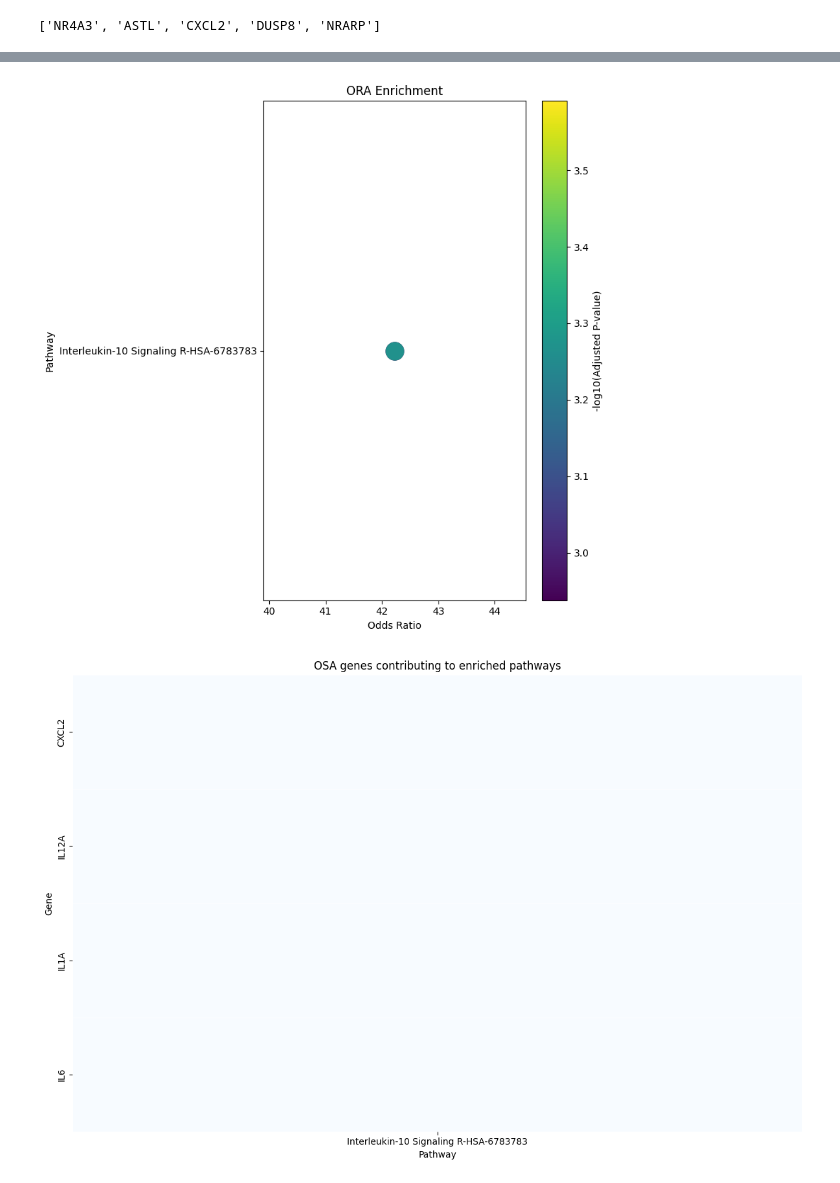
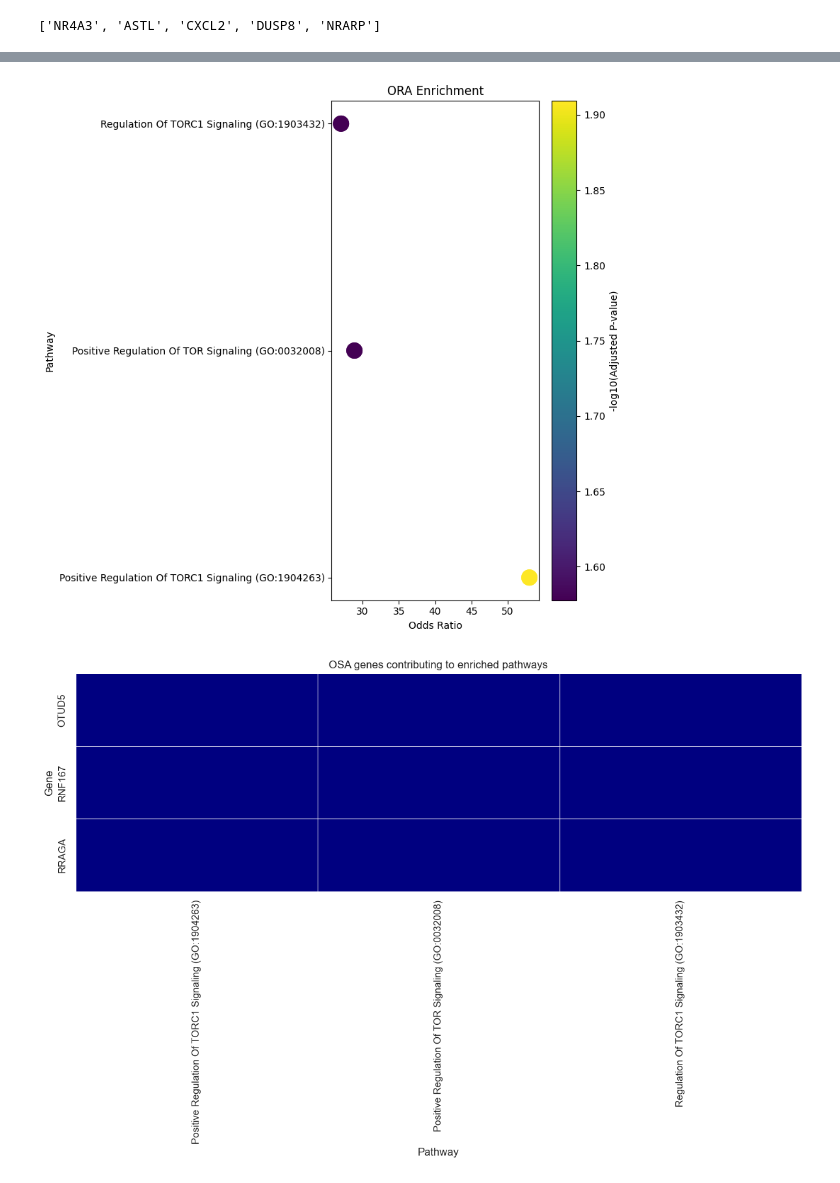
Before and after one commit to Lai-jun-yan/Academia-Sinica-internship-project, a Jupyter notebook: Aim_1/GO_result/enrichment.ipynb, the cells around one changed output, grey strips where cells are left out. Drawn from its saved outputs; the diff is of its cells as text; code cells hidden in the pictures.

```diff
--- a/Aim_1/GO_result/enrichment.ipynb
+++ b/Aim_1/GO_result/enrichment.ipynb
@@ -93,7 +93,7 @@ print(rf_gene_list[:5])
 ['NR4A3', 'ASTL', 'CXCL2', 'DUSP8', 'NRARP']
 # %%
 # Pathway database
-db = "Reactome_2022"
+db = "GO_Biological_Process_2023"
 
 import gseapy as gp
 
@@ -231,7 +239,7 @@ plt.tight_layout()
 
 plt.show()
 # %% [output]
-[figure, old version]
+[figure, new version]
 # %%
 import seaborn as sns
 
@@ -276,39 +284,43 @@ for _, row in top_pathway.iterrows():
         ] = 1
 
 
-
 plt.figure(
     figsize=(12,8)
 )
 
 
+from matplotlib.colors import ListedColormap
+
+cmap = ListedColormap(["white", "navy"])
+
 sns.heatmap(
     matrix,
-    cmap="Blues",
+    cmap=cmap,
+    vmin=0,
+    vmax=1,
     linewidths=0.5,
     cbar=False
 )
-
 
 plt.xlabel(
     "Pathway"
 )
 
 plt.ylabel(
     "Gene"
 )
 
 
 plt.title(
     "OSA genes contributing to enriched pathways"
 )
 
 
 plt.tight_layout()
 
 plt.show()
 # %% [output]
-[figure, old version]
+[figure, new version]
 # %%
 print(res_2.res2d.sort_values(
     by="FDR q-val",
```
Also changed, not shown: parts of 8 cells of this notebook, 8 other files.
